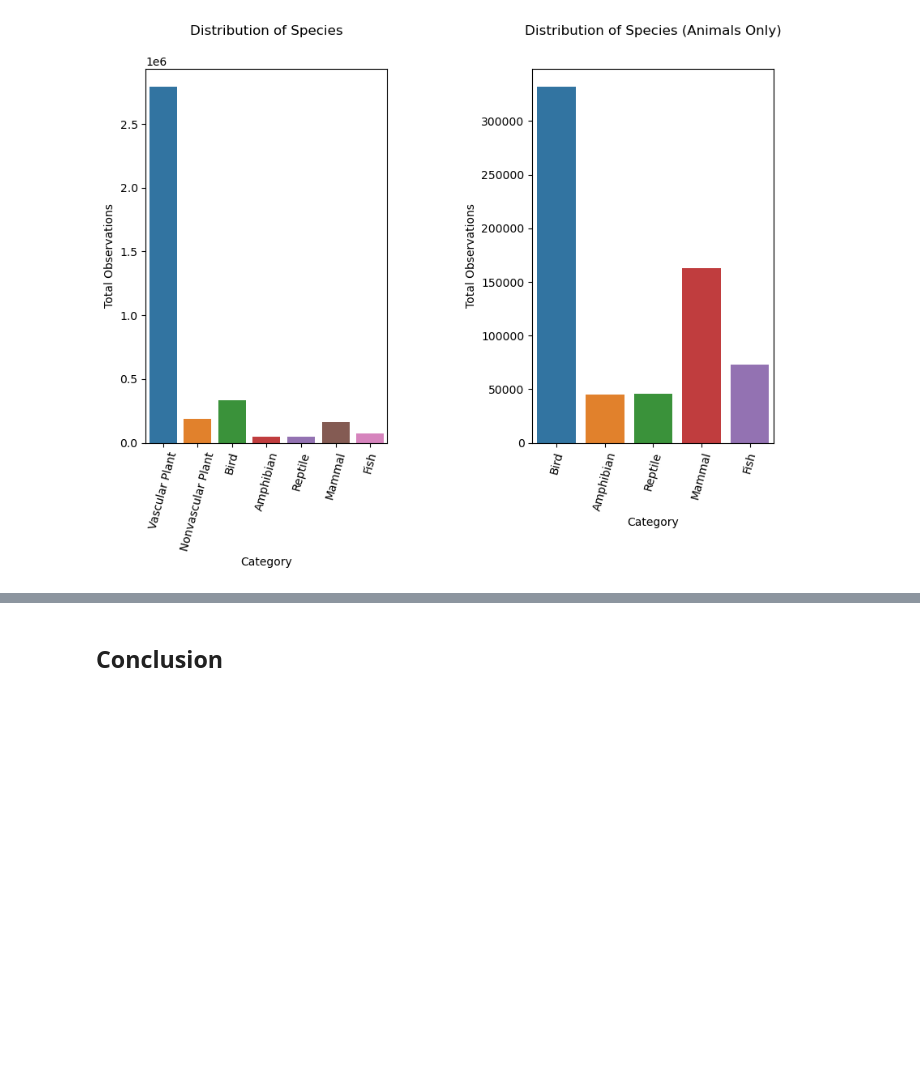
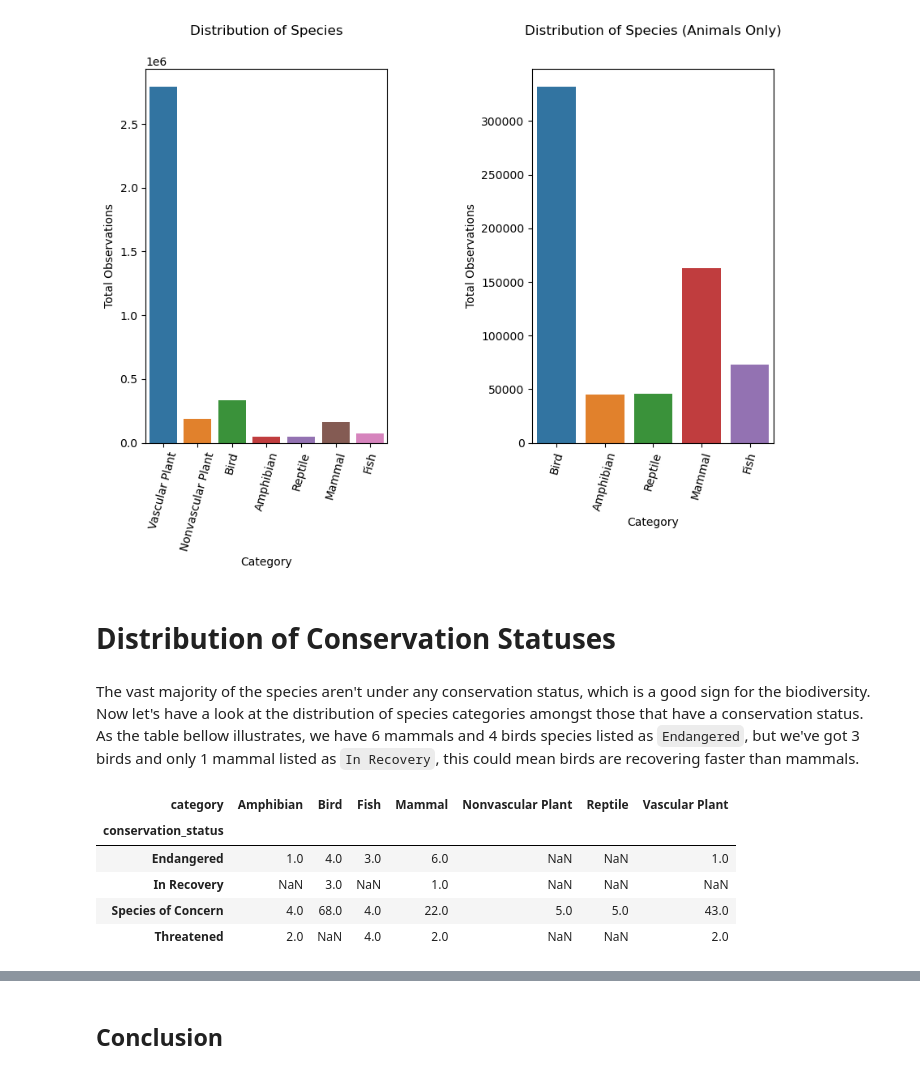
Before and after one commit to bruno-pezzolo/Codecademy-Biodiversity, a Jupyter notebook: notebook/biodiversity_analysis.ipynb, the cells around one changed output, grey strips where cells are left out. Drawn from its saved outputs; the diff is of its cells as text; code cells hidden in the pictures; blank space fills up the shorter version.

```diff
--- a/notebook/biodiversity_analysis.ipynb
+++ b/notebook/biodiversity_analysis.ipynb
@@ -196,3 +223,23 @@ plt.show()
 plt.close('all')
 # %% [output]
 [figure]
+# %% [markdown]
+# Distribution of Conservation Statuses
+# %% [markdown]
+The vast majority of the species aren't under any conservation status, which is a good sign for the biodiversity.<br>
+Now let's have a look at the distribution of species categories amongst those that have a conservation status.<br>
+As the table bellow illustrates, we have 6 mammals and 4 birds species listed as `Endangered`, but we've got 3 birds and only 1 mammal listed as `In Recovery`, this could mean birds are recovering faster than mammals.<br>
+# %%
+conservation_categories = all_df[all_df['conservation_status'] != 'No Status']\
+    .groupby(['conservation_status', 'category'])\
+    ['scientific_name'].nunique()\
+    .unstack()
+
+conservation_categories
+# %% [output]
+| category | Amphibian | Bird | Fish | Mammal | Nonvascular Plant | Reptile | Vascular Plant |
+| conservation_status |  |  |  |  |  |  |  |
+| Endangered | 1.0 | 4.0 | 3.0 | 6.0 | NaN | NaN | 1.0 |
+| In Recovery | NaN | 3.0 | NaN | 1.0 | NaN | NaN | NaN |
+| Species of Concern | 4.0 | 68.0 | 4.0 | 22.0 | 5.0 | 5.0 | 43.0 |
+| Threatened | 2.0 | NaN | 4.0 | 2.0 | NaN | NaN | 2.0 |
```
Also changed, not shown: parts of 10 cells of this notebook.
